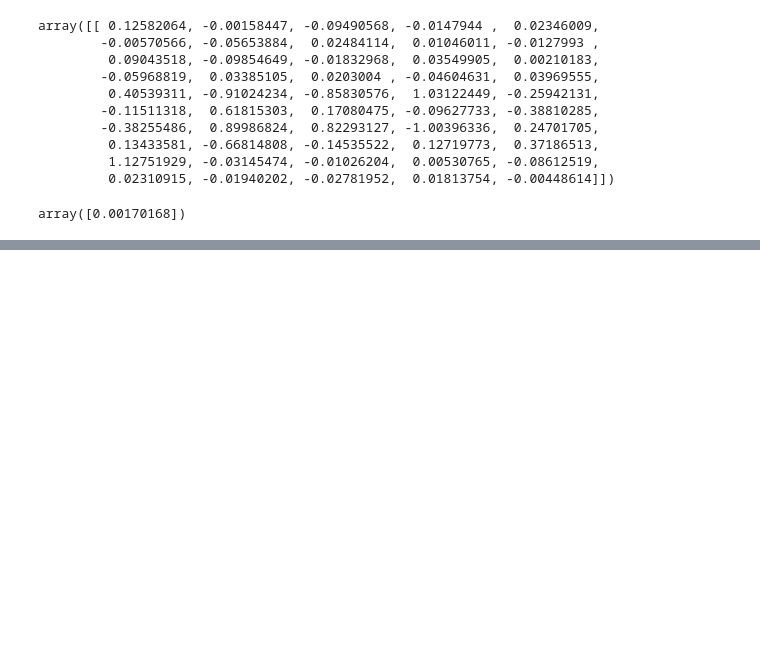
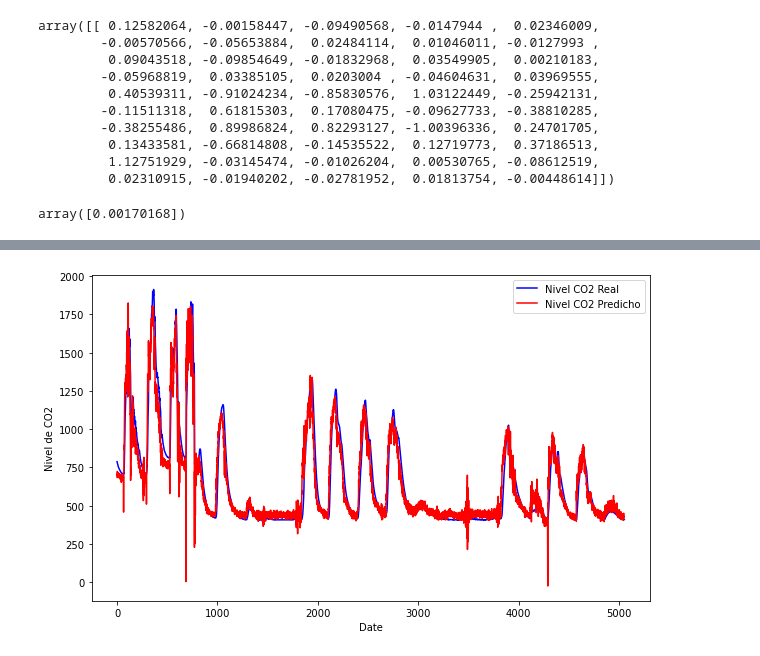
Before and after one commit to CenticMurcia/proyecto-CO2, a Jupyter notebook: Pruebas Modelos Sencillos.ipynb, the cells around one changed output, grey strips where cells are left out. Drawn from its saved outputs; the diff is of its cells as text; code cells hidden in the pictures; blank space fills up the shorter version.

```diff
--- a/Pruebas Modelos Sencillos.ipynb
+++ b/Pruebas Modelos Sencillos.ipynb
@@ -335,0 +386,12 @@ plt.show()
+# %%
+# normalize the dataset
+scaler = preprocessing.MinMaxScaler(feature_range=(0, 1))
+df_lags_norm_15 = pd.DataFrame(scaler.fit_transform(df_lags_15), columns=df_lags_15.columns)
+# %%
+X_train, X_test, y_train, y_test = train_test_split(df_lags_norm_15.iloc[:,:-1], df_lags_norm_15.iloc[:,-1:],
+                                                    test_size=0.3,
+                                                    random_state=seed_value,
+                                                   shuffle=False)
+# %%
+random.seed(seed)
+modelLR = LinearRegression().fit(X_train, y_train)
@@ -335,0 +422,5 @@ plt.show()
+# %%
+scaler = preprocessing.MinMaxScaler(feature_range=(0, 1))
+scaler.fit_transform(df_lags_15['co2'].to_numpy().reshape(-1, 1))
+
+rmse_15, mae_15, preds_15 = recursiveStepsAhead(X_test, y_test, 15, scaler, modelLR)
@@ -335,0 +445,10 @@ plt.show()
+# %%
+plt.figure(figsize=(10,6))
+plt.plot(y_test_transformed, color='blue', label='Nivel CO2 Real')
+plt.plot(preds_15[14] , color='red', label='Nivel CO2 Predicho')
+plt.xlabel('Date')
+plt.ylabel('Nivel de CO2')
+plt.legend()
+plt.show()
+# %% [output]
+[figure, added]
```
Also changed, not shown: parts of 27 cells of this notebook.
